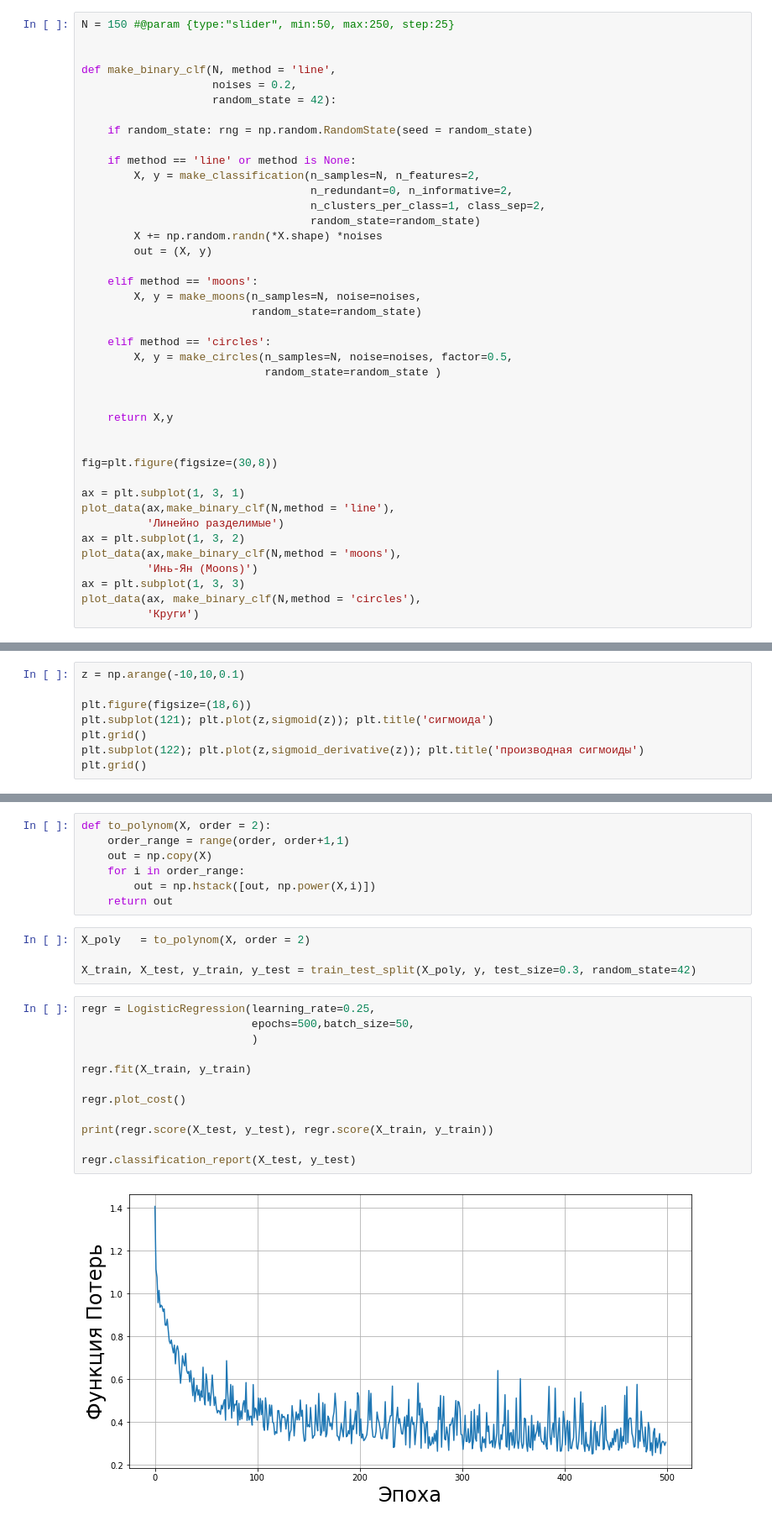
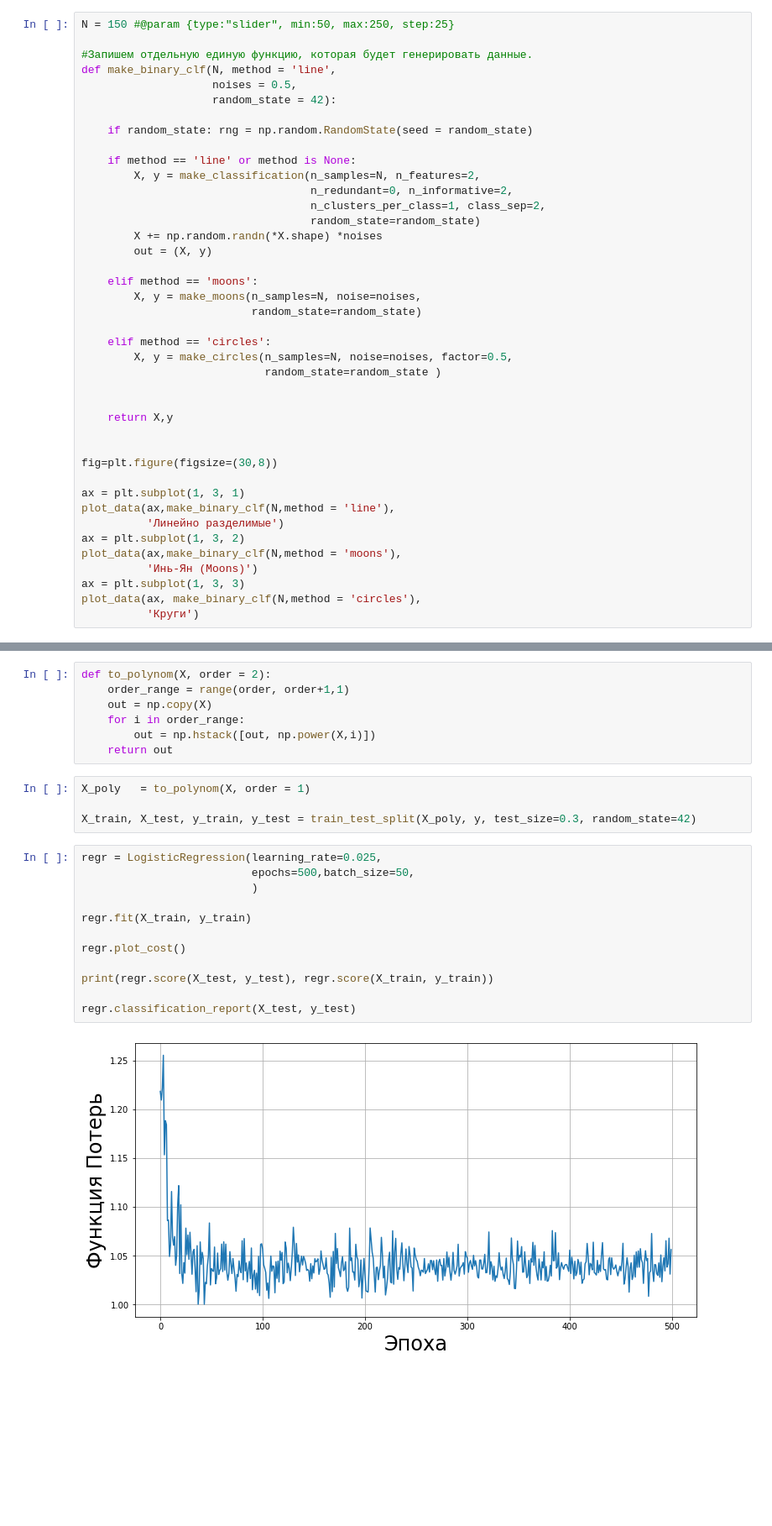
Before and after one commit to lizalanchu/Cars_Moldova_homework1-, a Jupyter notebook: Дз3Синтетические_данные.ipynb, the cells around one changed output, grey strips where cells are left out. Shown: that part at 84% size. Drawn from its saved outputs; the diff is of its cells as text; blank space fills up the shorter version.

```diff
--- a/Дз3Синтетические_данные.ipynb
+++ b/Дз3Синтетические_данные.ipynb
@@ -208,9 +208,9 @@ def plot_data(ax,ds,name='',marker = 'o',colors =("#FF0000", '#0000FF'),alpha=0.
 # %%
 N = 150 #@param {type:"slider", min:50, max:250, step:25}
 
-
+#Запишем отдельную единую функцию, которая будет генерировать данные.
 def make_binary_clf(N, method = 'line',
-                    noises = 0.2,
+                    noises = 0.5,
                     random_state = 42):
 
     if random_state: rng = np.random.RandomState(seed = random_state)
@@ -294,8 +254,0 @@ def sigmoid_derivative(z):
-# %%
-z = np.arange(-10,10,0.1)
-
-plt.figure(figsize=(18,6))
-plt.subplot(121); plt.plot(z,sigmoid(z)); plt.title('сигмоида')
-plt.grid()
-plt.subplot(122); plt.plot(z,sigmoid_derivative(z)); plt.title('производная сигмоиды')
-plt.grid()
@@ -505,20 +454,20 @@ def to_polynom(X, order = 2):
         out = np.hstack([out, np.power(X,i)])
     return out
 # %%
-X_poly   = to_polynom(X, order = 2)
+X_poly   = to_polynom(X, order = 1)
 
 X_train, X_test, y_train, y_test = train_test_split(X_poly, y, test_size=0.3, random_state=42)
 # %%
-regr = LogisticRegression(learning_rate=0.25,
+regr = LogisticRegression(learning_rate=0.025,
                           epochs=500,batch_size=50,
                           )
 
 regr.fit(X_train, y_train)
 
 regr.plot_cost()
 
 print(regr.score(X_test, y_test), regr.score(X_train, y_train))
 
 regr.classification_report(X_test, y_test)
 # %% [output]
-[figure, old version]
+[figure, new version]
```
Also changed, not shown: parts of 21 cells of this notebook.
